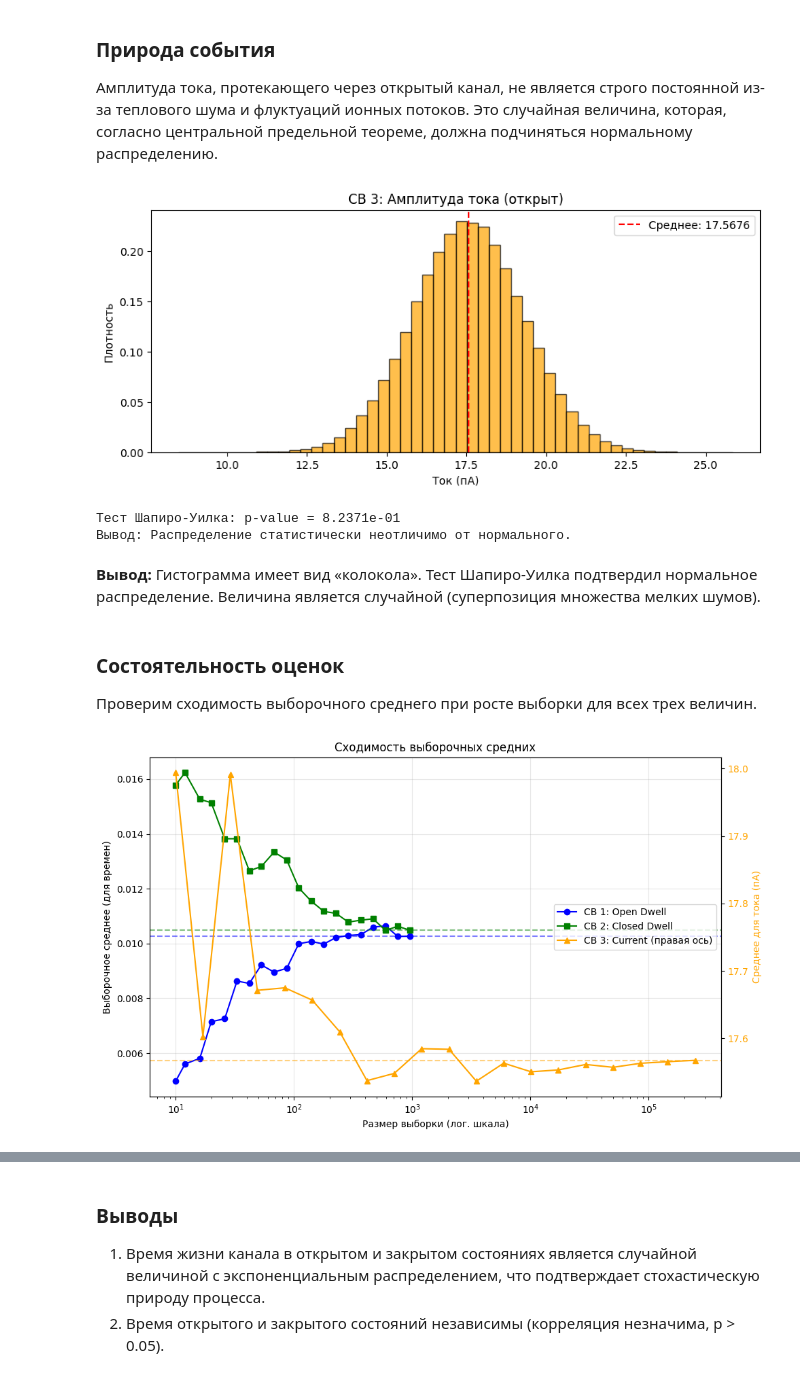
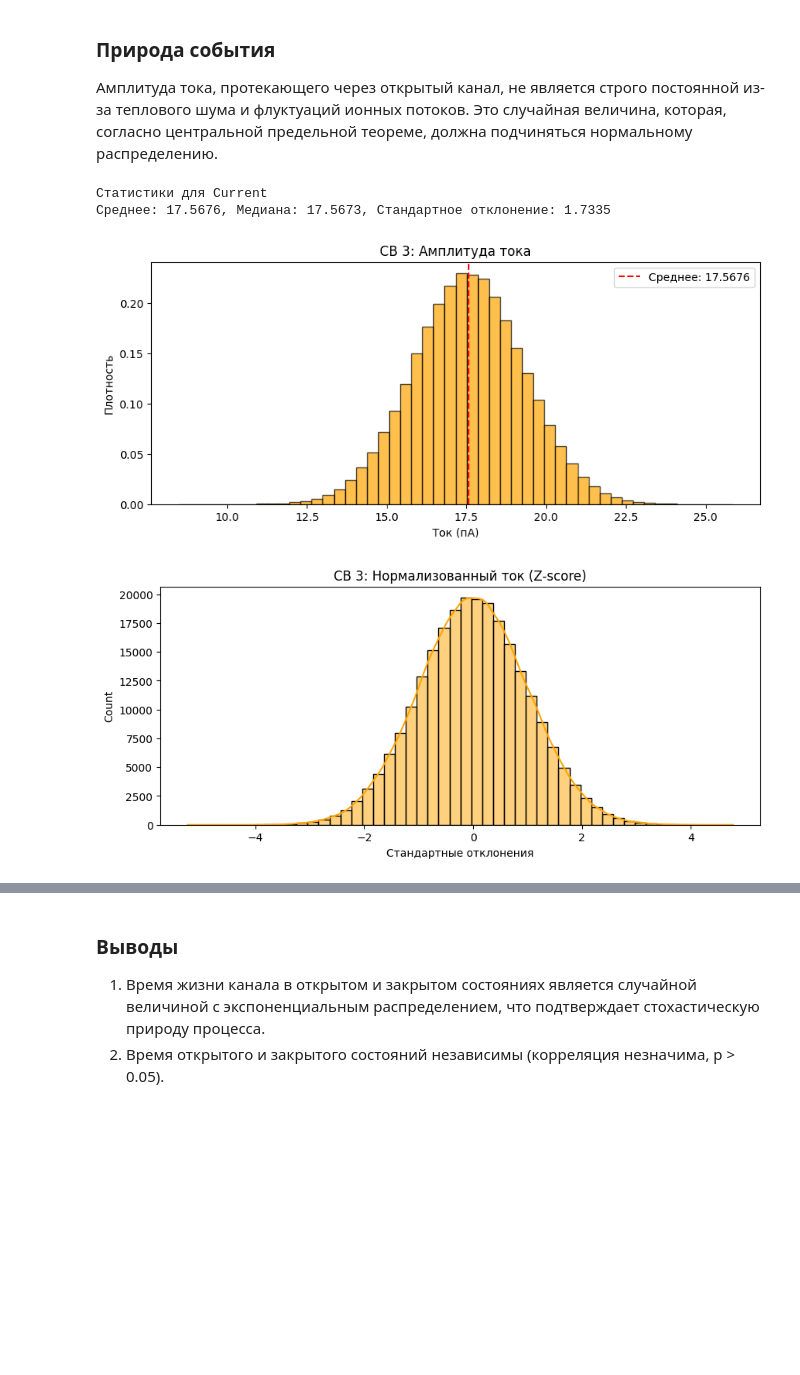
Before and after one commit to pinturia-star/lab01-stochastics, a Jupyter notebook: Lab01.ipynb, the cells around one changed output, grey strips where cells are left out. Cells and saved outputs as stored; diff of their text form; code cells hidden in the pictures; blank space fills up the shorter version.

```diff
--- a/Lab01.ipynb
+++ b/Lab01.ipynb
@@ -136,62 +298,31 @@ else:
 ### Природа события
 Амплитуда тока, протекающего через открытый канал, не является строго постоянной из-за теплового шума и флуктуаций ионных потоков. Это случайная величина, которая, согласно центральной предельной теореме, должна подчиняться нормальному распределению.
 # %%
+# Статистики для СВ 3
+print("Статистики для Current")
+print(f"Среднее: {np.mean(current_open):.4f}, Медиана: {np.median(current_open):.4f}, Стандартное отклонение: {np.std(current_open):.4f}")
+
+# Гистограмма
 plt.figure(figsize=(10, 4))
 plt.hist(current_open, bins=50, density=True, alpha=0.7, color='orange', edgecolor='black')
-plt.title('СВ 3: Амплитуда тока (открыт)')
+plt.title('СВ 3: Амплитуда тока')
 plt.xlabel('Ток (пА)')
 plt.ylabel('Плотность')
 plt.axvline(np.mean(current_open), color='red', linestyle='dashed', label=f'Среднее: {np.mean(current_open):.4f}')
 plt.legend()
 plt.show()
 
-# Тест Шапиро-Уилка
-sample_current = np.random.choice(current_open, size=5000, replace=False)
-stat, p = shapiro(sample_current)
-print(f"Тест Шапиро-Уилка: p-value = {p:.4e}")
-if p > 0.05:
-    print("Вывод: Распределение статистически неотличимо от нормального.")
+# Нормализация Z-score для СВ 3
+scaler_3 = StandardScaler()
+current_norm = scaler_3.fit_transform(current_open.reshape(-1, 1)).flatten()
+
+plt.figure(figsize=(10, 4))
+sns.histplot(current_norm, bins=50, kde=True, color='orange')
+plt.title('СВ 3: Нормализованный ток (Z-score)')
+plt.xlabel('Стандартные отклонения')
+plt.show()
 # %% [output]
+Статистики для Current
+Среднее: 17.5676, Медиана: 17.5673, Стандартное отклонение: 1.7335
-[figure, old version]
+[figure, new version]
-Тест Шапиро-Уилка: p-value = 8.2371e-01
-Вывод: Распределение статистически неотличимо от нормального.
+[figure, added]
-# %% [markdown]
-**Вывод:** Гистограмма имеет вид «колокола». Тест Шапиро-Уилка подтвердил нормальное распределение. Величина является случайной (суперпозиция множества мелких шумов).
-# %% [markdown]
-### Состоятельность оценок
-Проверим сходимость выборочного среднего при росте выборки для всех трех величин.
-# %%
-sizes_open = np.logspace(1, np.log10(len(open_dwell)), 20).astype(int)
-sizes_closed = np.logspace(1, np.log10(len(closed_dwell)), 20).astype(int)
-sizes_current = np.logspace(1, np.log10(len(current_open)), 20).astype(int)
-
-means_open = [np.mean(open_dwell[:s]) for s in sizes_open]
-means_closed = [np.mean(closed_dwell[:s]) for s in sizes_closed]
-means_current = [np.mean(current_open[:s]) for s in sizes_current]
-
-plt.figure(figsize=(10, 6))
-plt.plot(sizes_open, means_open, marker='o', color='blue', label='СВ 1: Open Dwell')
-plt.axhline(np.mean(open_dwell), color='blue', linestyle='dashed', alpha=0.5)
-plt.plot(sizes_closed, means_closed, marker='s', color='green', label='СВ 2: Closed Dwell')
-plt.axhline(np.mean(closed_dwell), color='green', linestyle='dashed', alpha=0.5)
-
-ax1 = plt.gca()
-ax2 = ax1.twinx()
-ax2.plot(sizes_current, means_current, marker='^', color='orange', label='СВ 3: Current (правая ось)')
-ax2.axhline(np.mean(current_open), color='orange', linestyle='dashed', alpha=0.5)
-ax2.set_ylabel('Среднее для тока (пА)', color='orange')
-ax2.tick_params(axis='y', labelcolor='orange')
-
-ax1.set_xscale('log')
-ax1.set_xlabel('Размер выборки (лог. шкала)')
-ax1.set_ylabel('Выборочное среднее (для времен)')
-ax1.set_title('Сходимость выборочных средних')
-ax1.grid(True, alpha=0.3)
-
-lines_1, labels_1 = ax1.get_legend_handles_labels()
-lines_2, labels_2 = ax2.get_legend_handles_labels()
-ax1.legend(lines_1 + lines_2, labels_1 + labels_2, loc='center right')
-plt.tight_layout()
-plt.show()
-# %% [output]
-[figure, removed]
```
Also changed, not shown: parts of 30 cells of this notebook.
